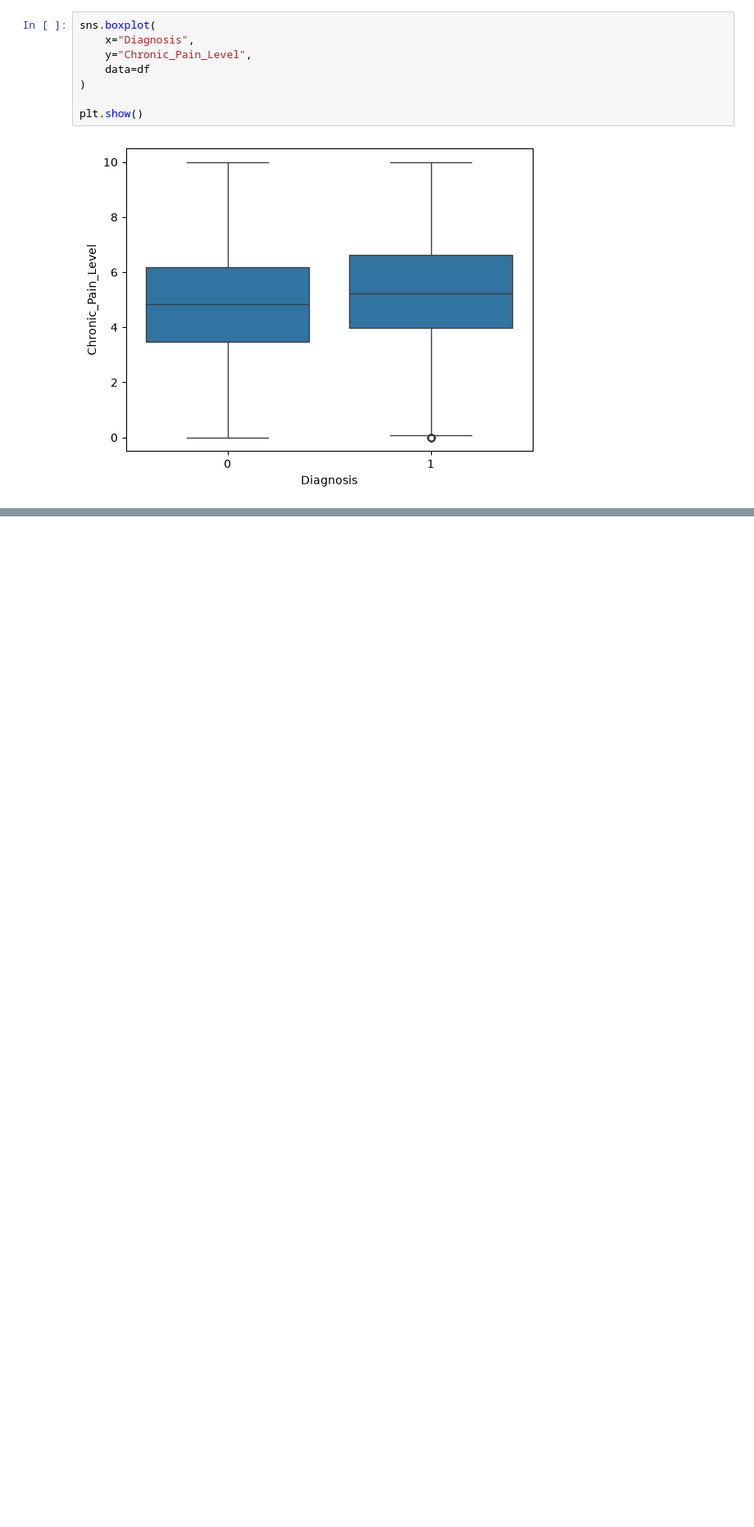
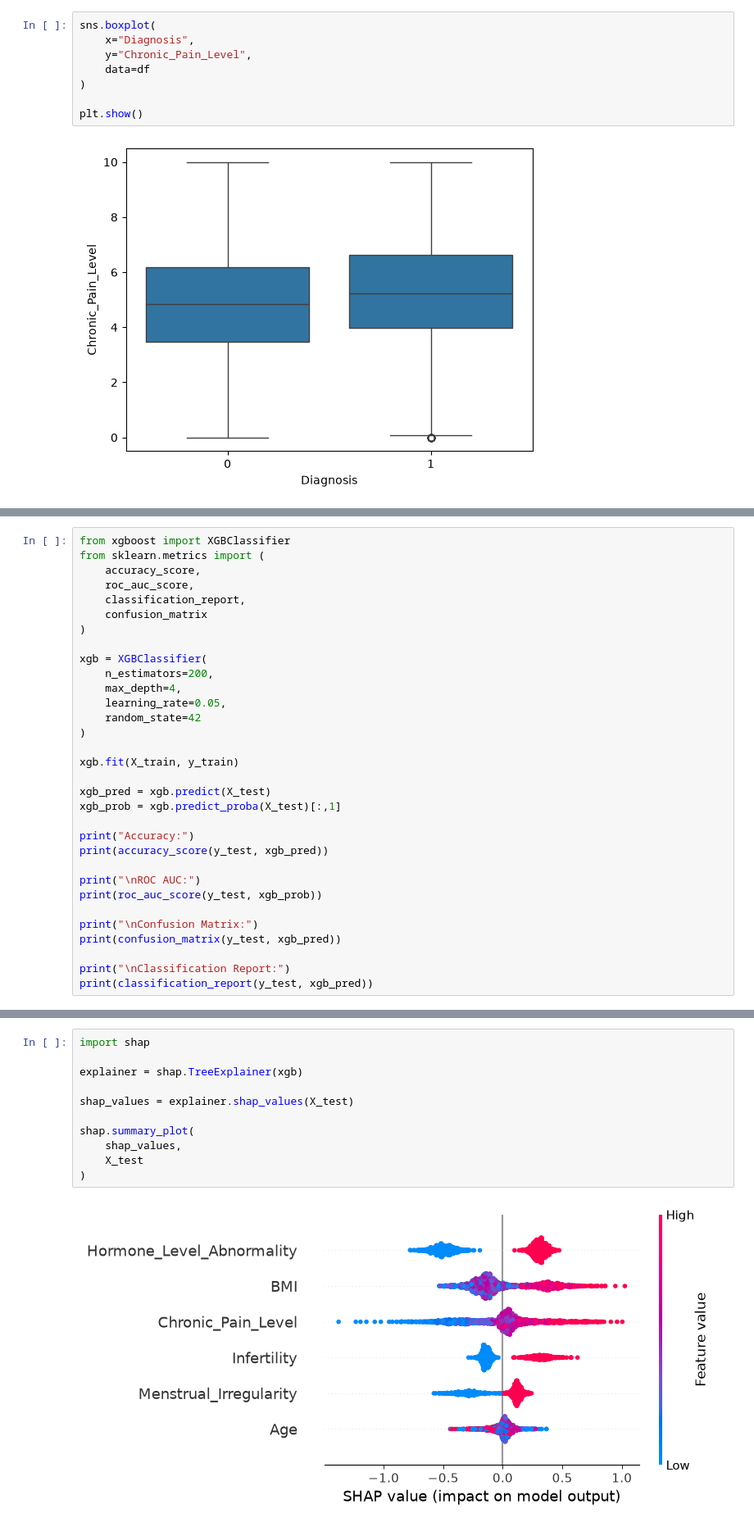
Before and after one commit to Sameeksha2597/endometriosis-ai, a Jupyter notebook: notebooks/01_data_inspection.ipynb, the cells around one changed output, grey strips where cells are left out. Shown at 82% size. Saved outputs shown, nothing was run; the diff lists cells and outputs as text; blank space fills up the shorter version.

```diff
--- a/notebooks/01_data_inspection.ipynb
+++ b/notebooks/01_data_inspection.ipynb
@@ -155,0 +312,32 @@ plt.show()
+# %%
+from xgboost import XGBClassifier
+from sklearn.metrics import (
+    accuracy_score,
+    roc_auc_score,
+    classification_report,
+    confusion_matrix
+)
+
+xgb = XGBClassifier(
+    n_estimators=200,
+    max_depth=4,
+    learning_rate=0.05,
+    random_state=42
+)
+
+xgb.fit(X_train, y_train)
+
+xgb_pred = xgb.predict(X_test)
+xgb_prob = xgb.predict_proba(X_test)[:,1]
+
+print("Accuracy:")
+print(accuracy_score(y_test, xgb_pred))
+
+print("\nROC AUC:")
+print(roc_auc_score(y_test, xgb_prob))
+
+print("\nConfusion Matrix:")
+print(confusion_matrix(y_test, xgb_pred))
+
+print("\nClassification Report:")
+print(classification_report(y_test, xgb_pred))
@@ -155,0 +387,13 @@ plt.show()
+# %%
+import shap
+
+explainer = shap.TreeExplainer(xgb)
+
+shap_values = explainer.shap_values(X_test)
+
+shap.summary_plot(
+    shap_values,
+    X_test
+)
+# %% [output]
+[figure, added]
```
Also changed, not shown: parts of 9 cells of this notebook, 9 other files.
